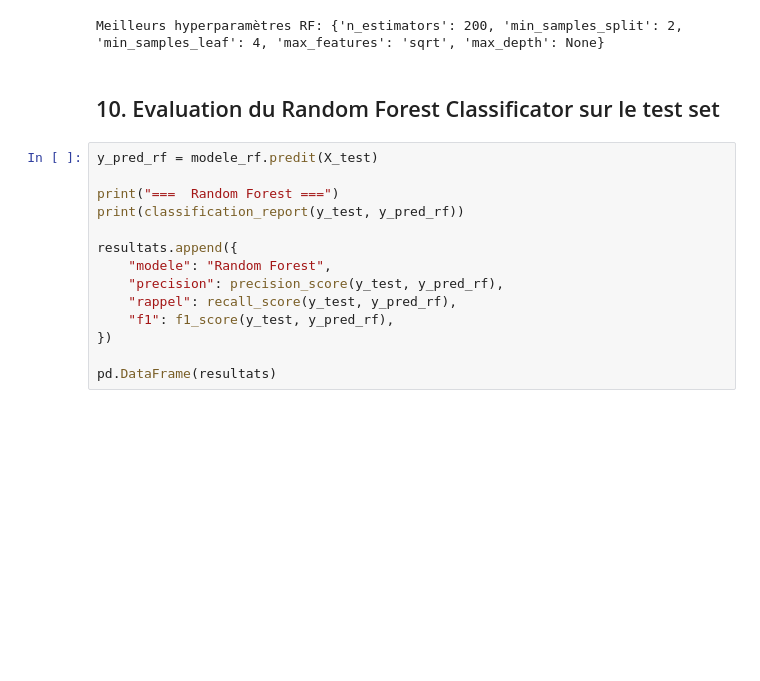
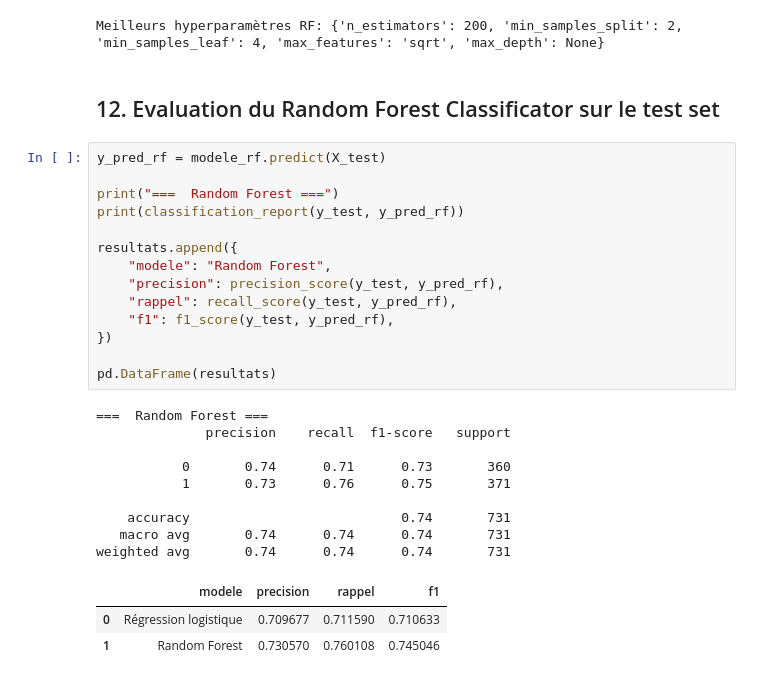
Before and after one commit to Dine803/cosit-stage-prediction-meteo, a Jupyter notebook: notebooks/modele_pluie.ipynb, the cells around one changed output. Cells and saved outputs as stored; diff of their text form; blank space fills up the shorter version.

```diff
--- a/notebooks/modele_pluie.ipynb
+++ b/notebooks/modele_pluie.ipynb
@@ -236,18 +245,31 @@ modele_rf = rf_search.best_estimator_
 # %% [output]
 Meilleurs hyperparamètres RF: {'n_estimators': 200, 'min_samples_split': 2, 'min_samples_leaf': 4, 'max_features': 'sqrt', 'max_depth': None}
 # %% [markdown]
-## 10. Evaluation du Random Forest Classificator sur le test set
+## 12. Evaluation du Random Forest Classificator sur le test set
 # %%
-y_pred_rf = modele_rf.predit(X_test)
+y_pred_rf = modele_rf.predict(X_test)
 
 print("===  Random Forest ===")
 print(classification_report(y_test, y_pred_rf))
 
 resultats.append({
     "modele": "Random Forest",
     "precision": precision_score(y_test, y_pred_rf),
     "rappel": recall_score(y_test, y_pred_rf),
     "f1": f1_score(y_test, y_pred_rf),
 })
 
 pd.DataFrame(resultats)
+# %% [output]
+===  Random Forest ===
+              precision    recall  f1-score   support
+
+           0       0.74      0.71      0.73       360
+           1       0.73      0.76      0.75       371
+
+    accuracy                           0.74       731
+   macro avg       0.74      0.74      0.74       731
+weighted avg       0.74      0.74      0.74       731
+|  | modele | precision | rappel | f1 |
+| 0 | Régression logistique | 0.709677 | 0.711590 | 0.710633 |
+| 1 | Random Forest | 0.730570 | 0.760108 | 0.745046 |
```
Also changed, not shown: parts of 16 cells of this notebook.
